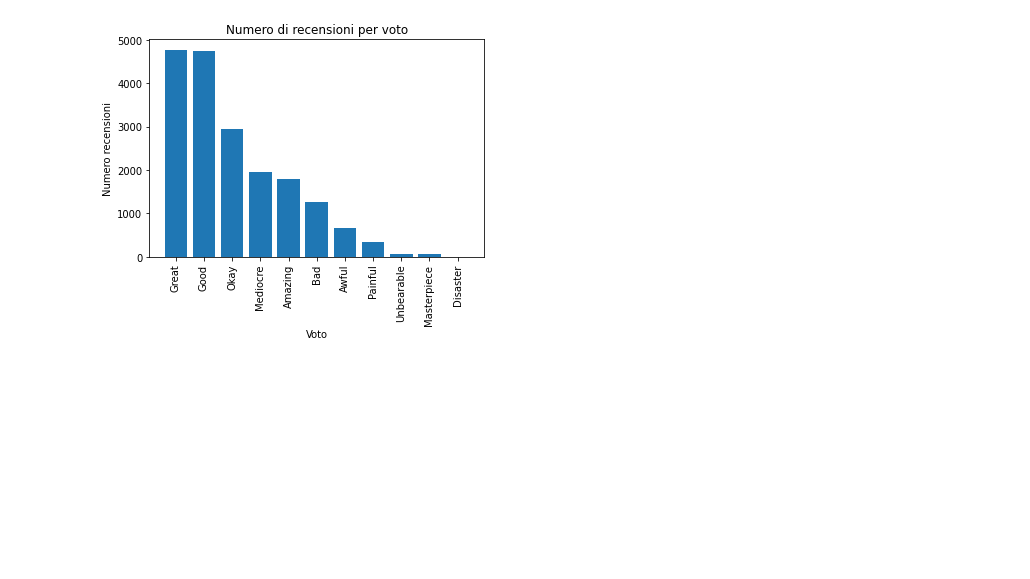
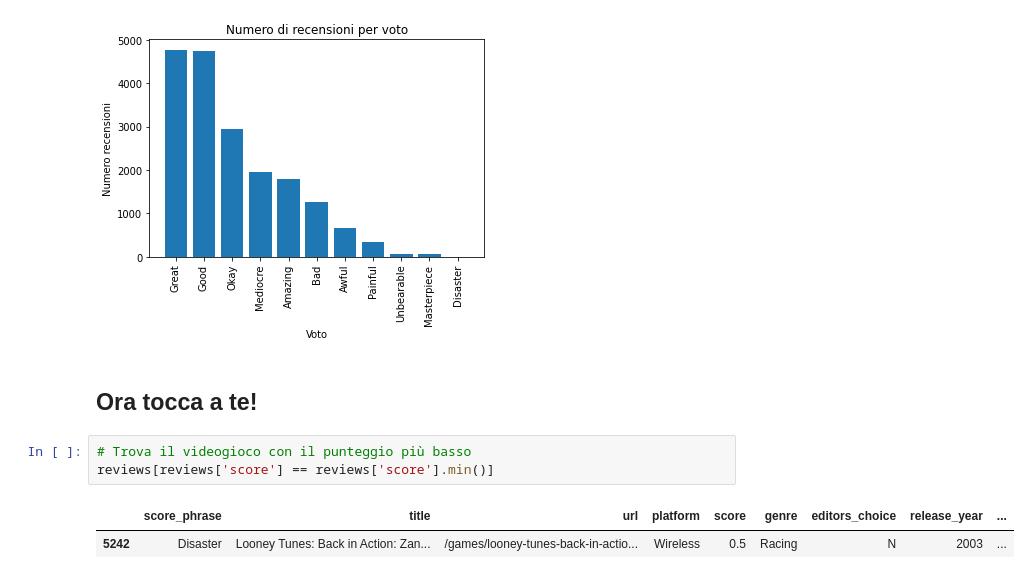
Before and after one commit to DavideScassola/data_analysis_laboratory, a Jupyter notebook: notebooks/introduzione_a_pandas.ipynb, the cells around one changed output. Saved outputs shown, nothing was run; the diff lists cells and outputs as text; blank space fills up the shorter version.

```diff
--- a/notebooks/introduzione_a_pandas.ipynb
+++ b/notebooks/introduzione_a_pandas.ipynb
@@ -317,3 +317,11 @@ plt.ylabel('Numero recensioni')
 # %% [output]
 Text(0, 0.5, 'Numero recensioni')
 [figure]
+# %% [markdown]
+## Ora tocca a te!
+# %%
+# Trova il videogioco con il punteggio più basso
+reviews[reviews['score'] == reviews['score'].min()]
+# %% [output]
+|  | score_phrase | title | url | platform | score | genre | editors_choice | release_year | ... |
+| 5242 | Disaster | Looney Tunes: Back in Action: Zan... | /games/looney-tunes-back-in-actio... | Wireless | 0.5 | Racing | N | 2003 | ... |
```
Also changed, not shown: parts of 5 cells of this notebook.
